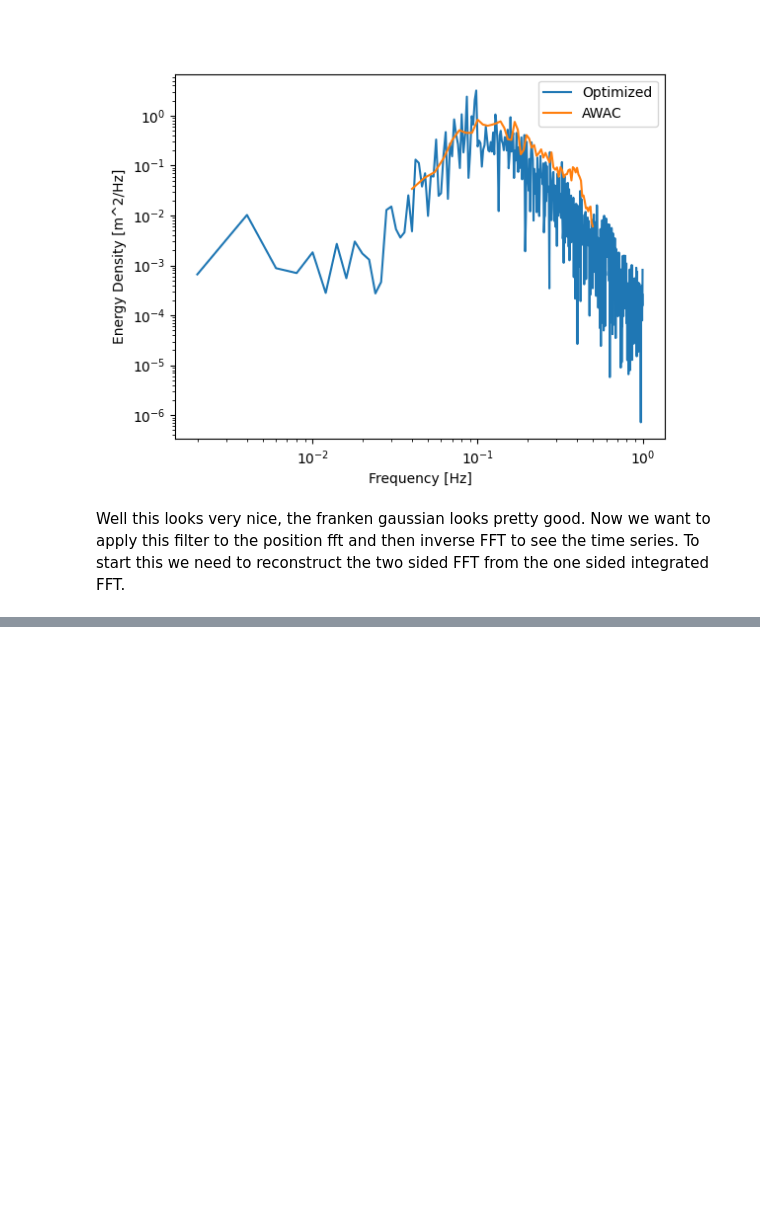
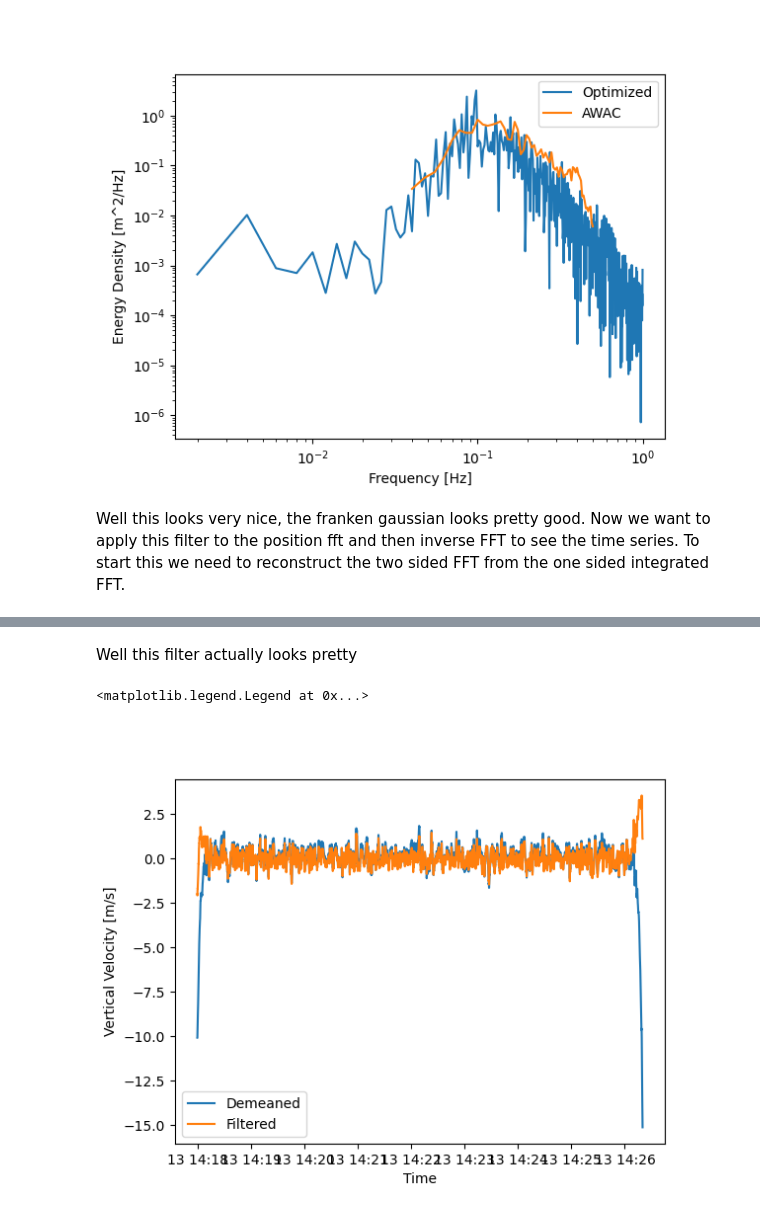
Before and after one commit to SASlabgroup/DUNEXMainExp, a Jupyter notebook: analysis/elevationEstimates.ipynb, the cells around one changed output, grey strips where cells are left out. Cells and saved outputs as stored; diff of their text form; code cells hidden in the pictures; blank space fills up the shorter version.

```diff
--- a/analysis/elevationEstimates.ipynb
+++ b/analysis/elevationEstimates.ipynb
@@ -490,0 +510,17 @@ Text(0, 0.5, 'Sea Surface Elevation, $\\eta$ [m]')
+# %% [markdown]
+Well this filter actually looks pretty
+# %%
+# Double integrate the filtered signal and compute the energy spectrum
+w = integrate.cumulative_trapezoid(accel_z_filt, dx=1/12, initial=0)
+w_filt = signal.filtfilt(b, a, w)
+
+# Plot the double integrated, filtered signal
+fig_int, ax = plt.subplots()
+ax.plot(time_datetime, w - np.mean(w), label='Demeaned')
+ax.plot(time_datetime, w_filt, label='Filtered')
+ax.set_xlabel('Time')
+ax.set_ylabel('Vertical Velocity [m/s]')
+ax.legend()
+# %% [output]
+<matplotlib.legend.Legend at 0x...>
+[figure, added]
```
Also changed, not shown: parts of 50 cells of this notebook.
